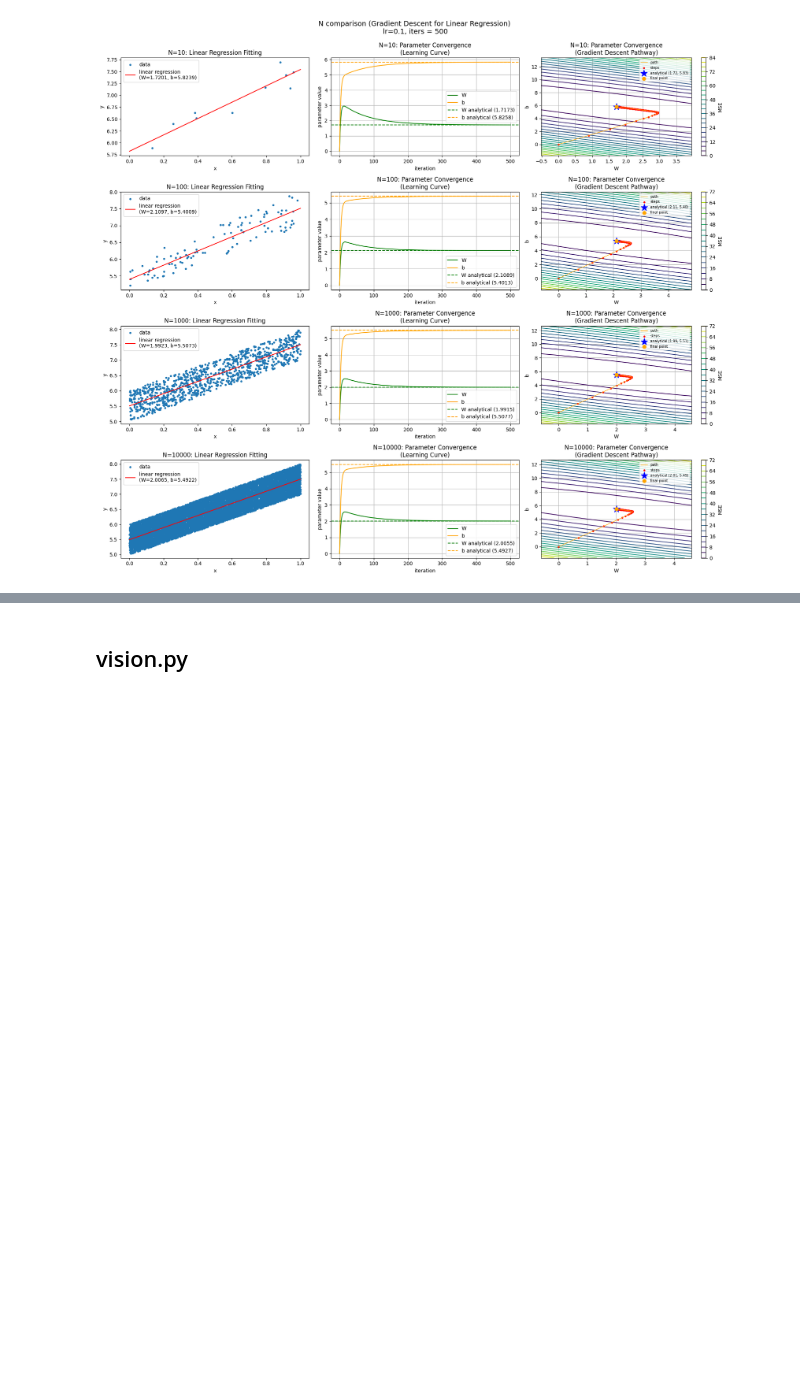
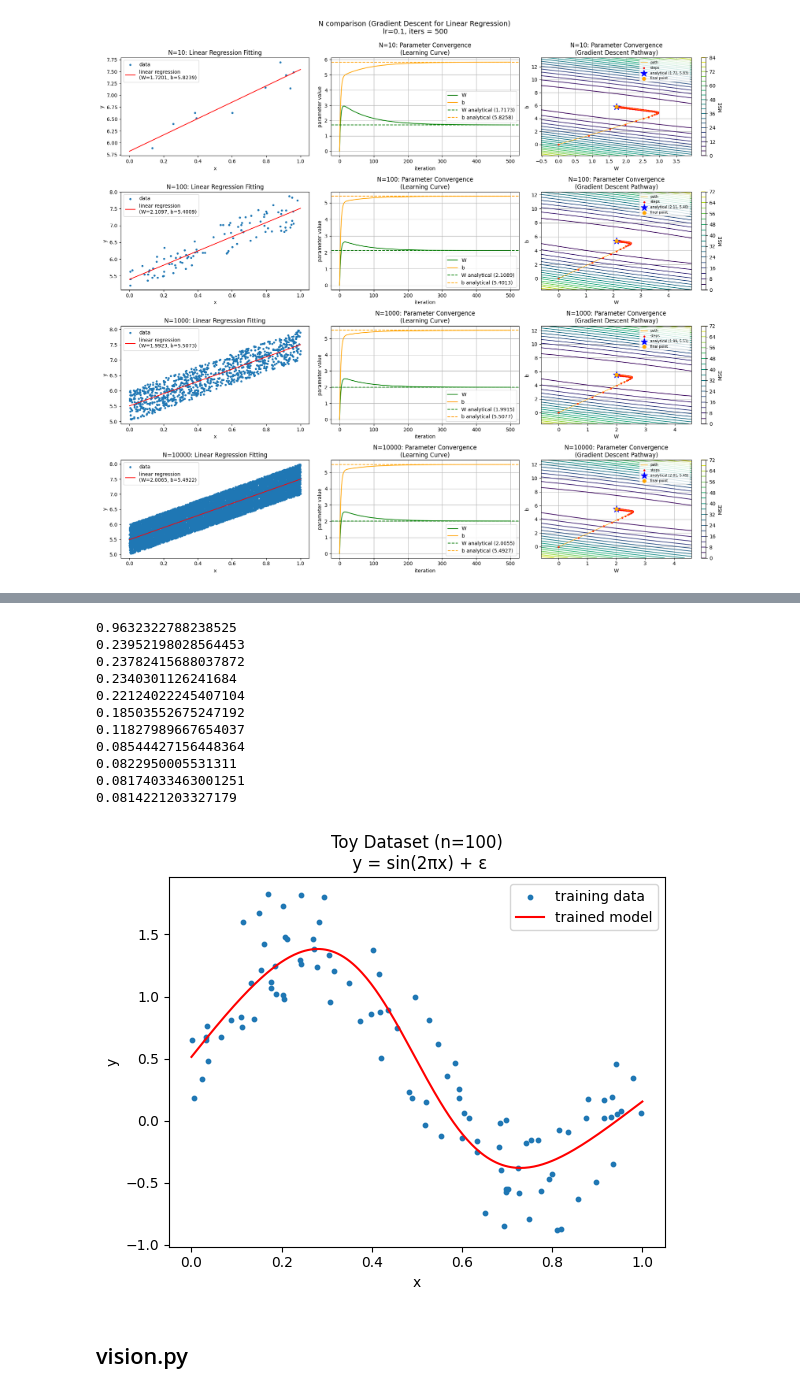
Before and after one commit to kyoropppp/2606_zero5, a Jupyter notebook: deep-learning-from-scratch-5/notebooks/06_pytorch.ipynb, the cells around one changed output, grey strips where cells are left out. Saved outputs shown, nothing was run; the diff lists cells and outputs as text; code cells hidden in the pictures; blank space fills up the shorter version.

```diff
--- a/deep-learning-from-scratch-5/notebooks/06_pytorch.ipynb
+++ b/deep-learning-from-scratch-5/notebooks/06_pytorch.ipynb
@@ -727,2 +840,49 @@ plt.show()
+# %%
+lr = 0.2
+iters = 10000
+
+model = Model()
+optimizer = torch.optim.SGD(model.parameters(), lr=lr)
+
+for i in range(iters):
+    y_pred = model(x)
+    loss = F.mse_loss(y, y_pred)
+
+    loss.backward()
+    optimizer.step()
+    optimizer.zero_grad()
+
+    if i % 1000 == 0:
+        print(loss.item())
+
+print(loss.item())
+
+# 学習後のモデルの出力を可視化
+plt.scatter(x.numpy(), y.numpy(), s=10, label='training data')
+x_test = torch.linspace(0, 1, 300).reshape(-1, 1)
+model.eval()
+with torch.no_grad():
+    y_test = model(x_test)
+
+# 曲線として描画
+plt.plot(x_test.numpy(), y_test.numpy(), label='trained model', color = 'red')
+plt.xlabel('x')
+plt.ylabel('y')
+plt.title(f'Toy Dataset (n={n})\n y = sin(2πx) + ε')
+plt.legend()
+plt.show()
+# %% [output]
+0.9632322788238525
+0.23952198028564453
+0.23782415688037872
+0.2340301126241684
+0.22124022245407104
+0.18503552675247192
+0.11827989667654037
+0.08544427156448364
+0.0822950005531311
+0.08174033463001251
+0.0814221203327179
+[figure, added]
 # %% [markdown]
 ## vision.py
```
Also changed, not shown: parts of 28 cells of this notebook, 4 other files.
